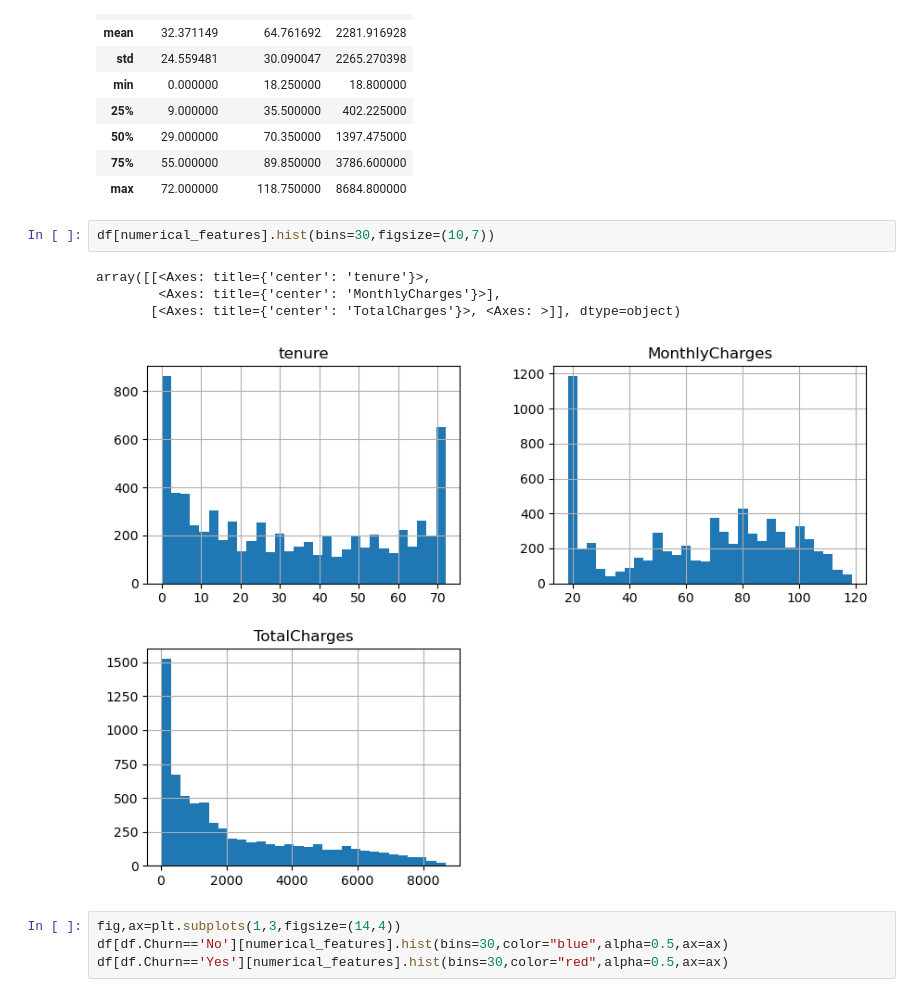
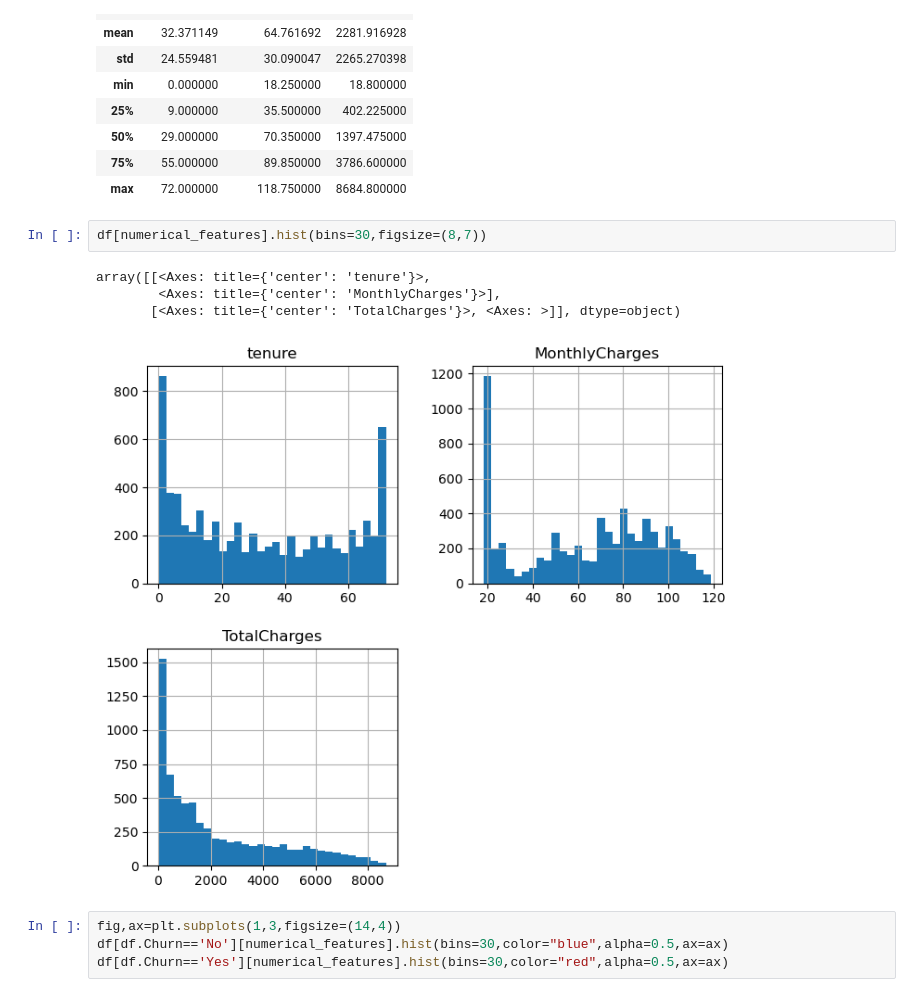
Before and after one commit to charuu2/CustomerChurnPredictor, a Jupyter notebook: churn/CustomerChurnPrediction.ipynb, the cells around one changed output. Saved outputs shown, nothing was run; the diff lists cells and outputs as text.

```diff
--- a/churn/CustomerChurnPrediction.ipynb
+++ b/churn/CustomerChurnPrediction.ipynb
@@ -221,12 +248,12 @@ df[numerical_features].describe()
 | 75% | 55.000000 | 89.850000 | 3786.600000 |
 | max | 72.000000 | 118.750000 | 8684.800000 |
 # %%
-df[numerical_features].hist(bins=30,figsize=(10,7))
+df[numerical_features].hist(bins=30,figsize=(8,7))
 # %% [output]
 array([[<Axes: title={'center': 'tenure'}>,
         <Axes: title={'center': 'MonthlyCharges'}>],
        [<Axes: title={'center': 'TotalCharges'}>, <Axes: >]], dtype=object)
-[figure, old version]
+[figure, new version]
 # %%
 fig,ax=plt.subplots(1,3,figsize=(14,4))
 df[df.Churn=='No'][numerical_features].hist(bins=30,color="blue",alpha=0.5,ax=ax)
```
Also changed, not shown: parts of 69 cells of this notebook, 14 other files.
